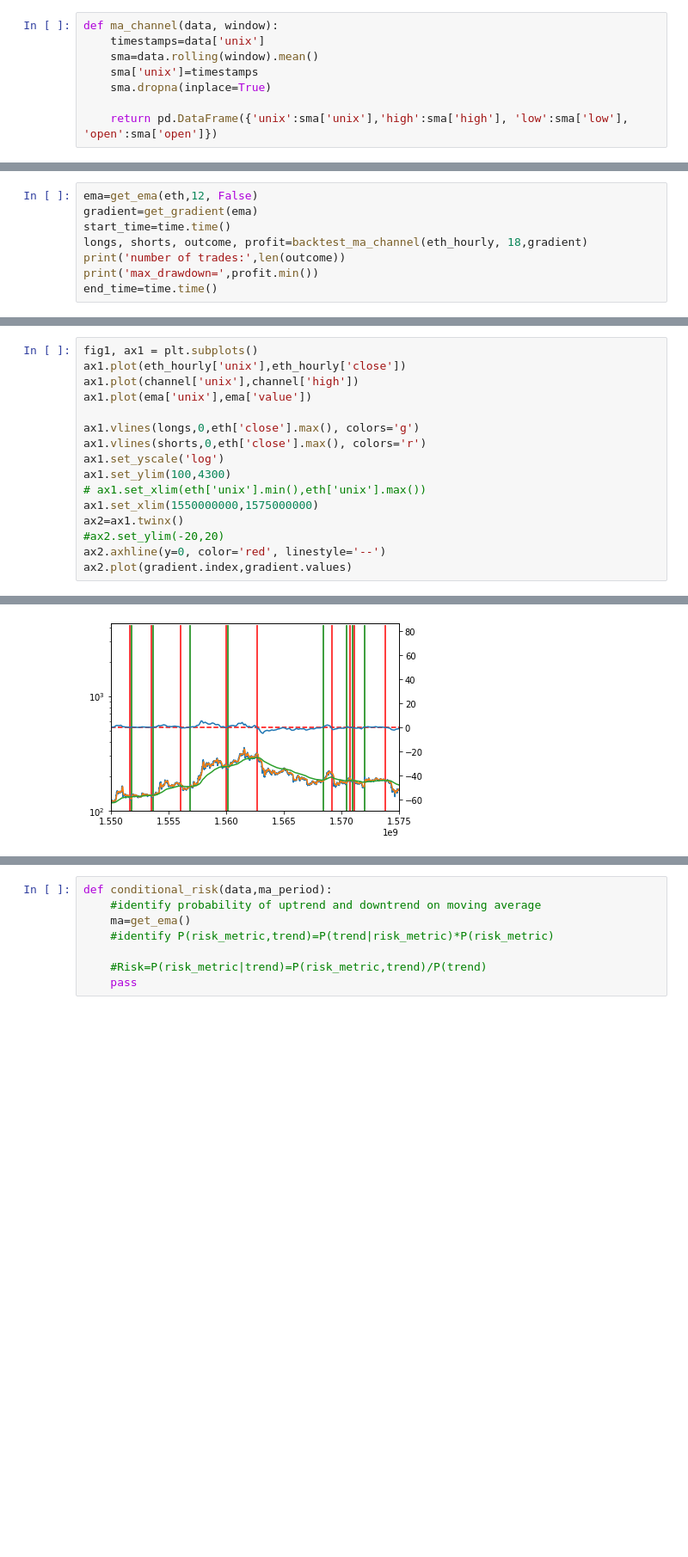
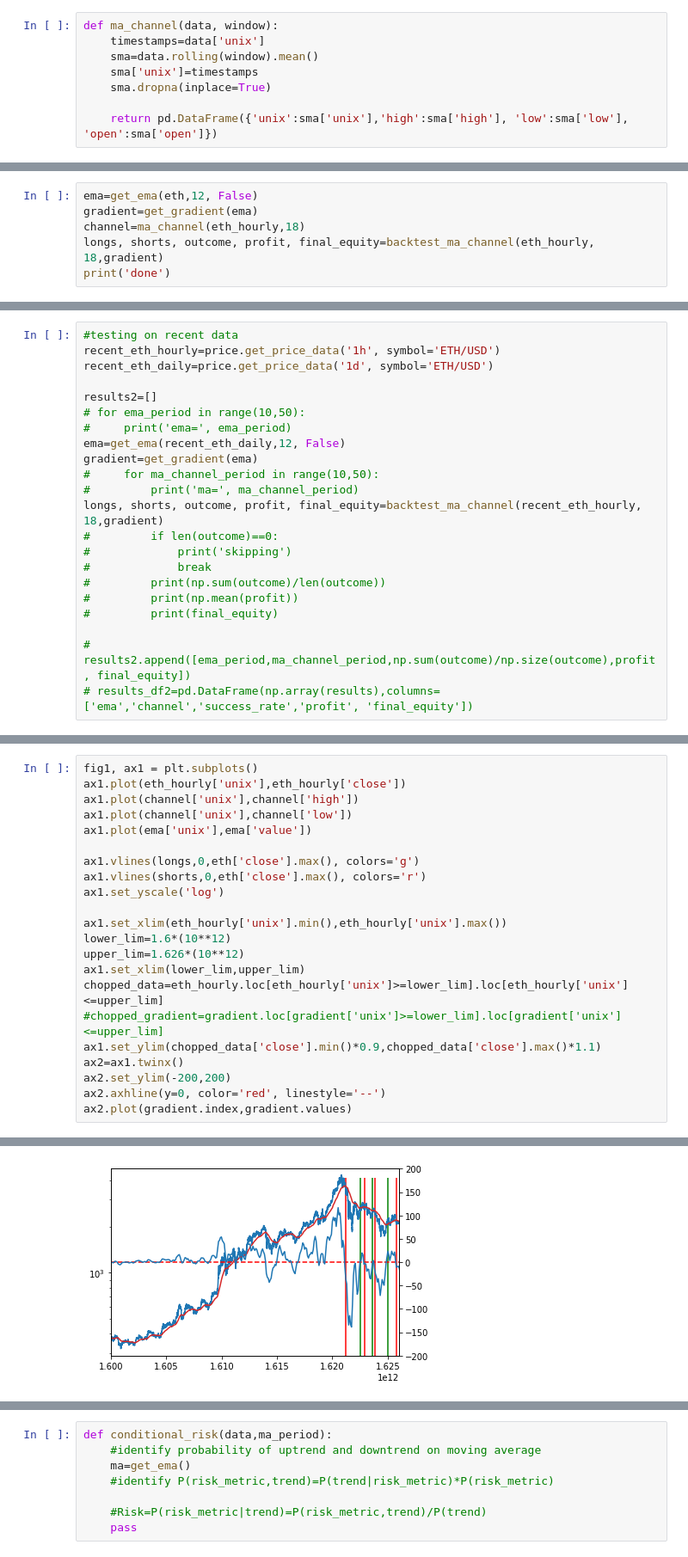
Before and after one commit to RDEvans31/saturn, a Jupyter notebook: Data analysis.ipynb, the cells around one changed output, grey strips where cells are left out. Shown at 86% size. Saved outputs shown, nothing was run; the diff lists cells and outputs as text; blank space fills up the shorter version.

```diff
--- a/Data analysis.ipynb
+++ b/Data analysis.ipynb
@@ -373,9 +426,7 @@ channel=ma_channel(eth_hourly,20)
 # %%
 ema=get_ema(eth,12, False)
 gradient=get_gradient(ema)
-start_time=time.time()
-longs, shorts, outcome, profit=backtest_ma_channel(eth_hourly, 18,gradient)
-print('number of trades:',len(outcome))
-print('max_drawdown=',profit.min())
-end_time=time.time()
+channel=ma_channel(eth_hourly,18)
+longs, shorts, outcome, profit, final_equity=backtest_ma_channel(eth_hourly, 18,gradient)
+print('done')
 # %% [output]
@@ -384,0 +445,22 @@ max_drawdown= -0.07033222853535359
+# %%
+#testing on recent data
+recent_eth_hourly=price.get_price_data('1h', symbol='ETH/USD')
+recent_eth_daily=price.get_price_data('1d', symbol='ETH/USD')
+
+results2=[]
+# for ema_period in range(10,50):
+#     print('ema=', ema_period)
+ema=get_ema(recent_eth_daily,12, False)
+gradient=get_gradient(ema)
+#     for ma_channel_period in range(10,50):
+#         print('ma=', ma_channel_period)
+longs, shorts, outcome, profit, final_equity=backtest_ma_channel(recent_eth_hourly, 18,gradient)
+#         if len(outcome)==0:
+#             print('skipping')
+#             break
+#         print(np.sum(outcome)/len(outcome))
+#         print(np.mean(profit))
+#         print(final_equity)
+
+# results2.append([ema_period,ma_channel_period,np.sum(outcome)/np.size(outcome),profit, final_equity])
+# results_df2=pd.DataFrame(np.array(results),columns=['ema','channel','success_rate','profit', 'final_equity'])
@@ -385,22 +476,28 @@ max_drawdown= -0.07033222853535359
 # %%
 fig1, ax1 = plt.subplots()
 ax1.plot(eth_hourly['unix'],eth_hourly['close'])
 ax1.plot(channel['unix'],channel['high'])
+ax1.plot(channel['unix'],channel['low'])
 ax1.plot(ema['unix'],ema['value'])
 
 ax1.vlines(longs,0,eth['close'].max(), colors='g')
 ax1.vlines(shorts,0,eth['close'].max(), colors='r')
 ax1.set_yscale('log')
-ax1.set_ylim(100,4300)
-# ax1.set_xlim(eth['unix'].min(),eth['unix'].max())
-ax1.set_xlim(1550000000,1575000000)
+
+ax1.set_xlim(eth_hourly['unix'].min(),eth_hourly['unix'].max())
+lower_lim=1.6*(10**12)
+upper_lim=1.626*(10**12)
+ax1.set_xlim(lower_lim,upper_lim)
+chopped_data=eth_hourly.loc[eth_hourly['unix']>=lower_lim].loc[eth_hourly['unix']<=upper_lim]
+#chopped_gradient=gradient.loc[gradient['unix']>=lower_lim].loc[gradient['unix']<=upper_lim]
+ax1.set_ylim(chopped_data['close'].min()*0.9,chopped_data['close'].max()*1.1)
 ax2=ax1.twinx()
-#ax2.set_ylim(-20,20)
+ax2.set_ylim(-200,200)
 ax2.axhline(y=0, color='red', linestyle='--')
 ax2.plot(gradient.index,gradient.values)
 # %% [output]
 [<matplotlib.lines.Line2D at 0x...>]
-[figure, old version]
+[figure, new version]
 # %%
 print(np.sum(outcome)/len(outcome))
 np.mean(profit)
```
Also changed, not shown: parts of 21 cells of this notebook, 11 other files.
